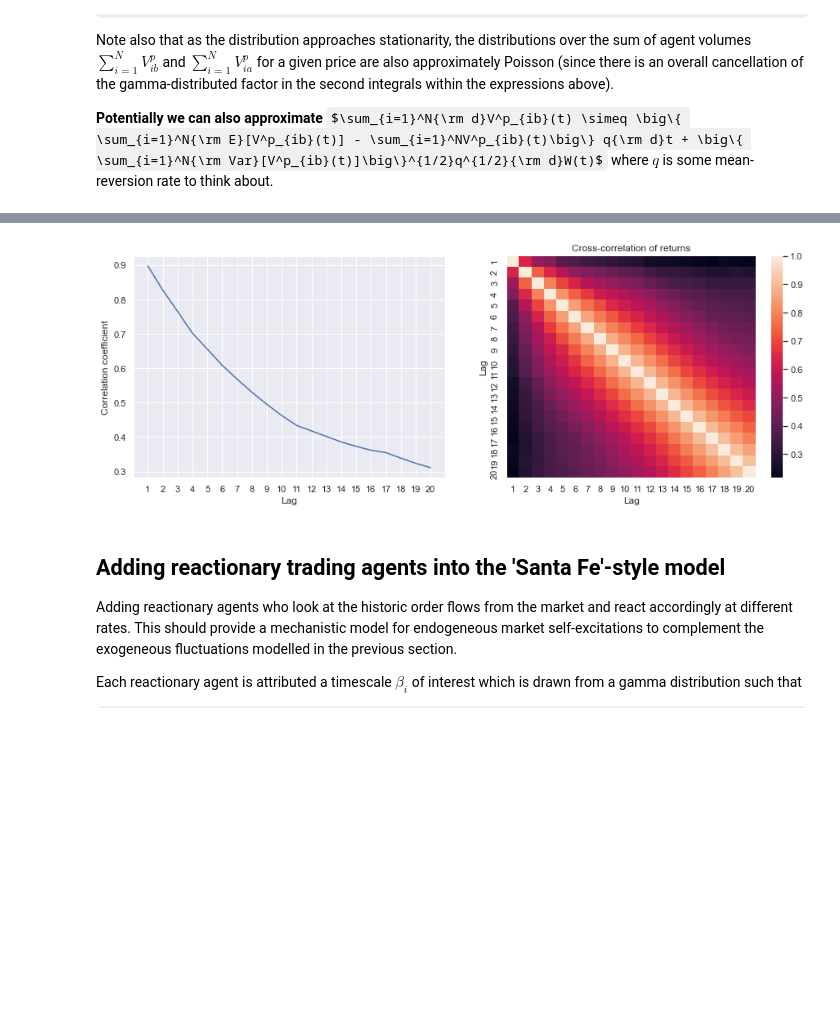
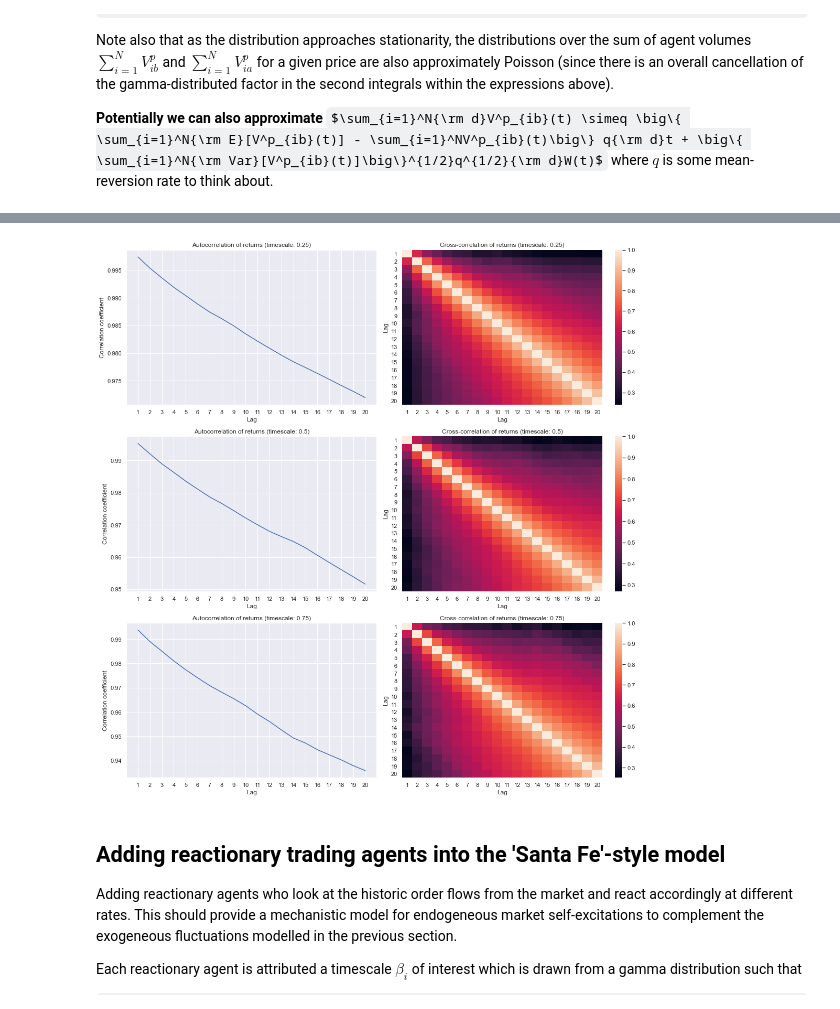
Before and after one commit to umbralcalc/lobsim, a Jupyter notebook: LOB_simulation.ipynb, the cells around one changed output, grey strips where cells are left out. Cells and saved outputs as stored; diff of their text form; code cells hidden in the pictures; some formulas as TeX source; blank space fills up the shorter version.

Commit message:
Added investigation plots

```diff
--- a/LOB_simulation.ipynb
+++ b/LOB_simulation.ipynb
@@ -35,8 +36,8 @@ setup = {
     "Nagents" : 50,
     # 1/variance in agent relative trading rates
     "heterok" : 0.1,
-    # Mean global agent speculation rate
-    "meanspecrate" : 1.0,
+    # Mean global agent speculation refresh rate
+    "meanspecrate" : 0.01,
     # Mean limit order rate per agent on the bid side
     "meanLOratebid" : 2.5,
     # Mean limit order rate per agent on the ask side
@@ -50,7 +51,7 @@ setup = {
     # Mean cancel order rate per agent on the ask side
     "meanCOrateask" : 1.1,
     # The overall mean holding rate
-    "meanHOrate" : 15.0,
+    "meanHOrate" : 5.0,
     # Limit order decay power in price units
     "LOdecay" : 0.2,
     # Initial bid tick
@@ -67,7 +68,7 @@ setup = {
 los = LOBsim(setup, agentens=SFagentens)
 
 # Iterate the LOB over time
-tend, t = 1000.0, 0.0
+tend, t = 3000.0, 0.0
 midpssf = []
 while t < tend:
     los.iterate()
@@ -207,40 +212,52 @@ plt.show()
 # %%
 nlags = 20
-c = np.zeros(nlags)
-cc = np.zeros((nlags, nlags))
-for lag1 in range(1, nlags + 1):
-    s1 = df_sf_asof - df_sf_asof.mean()
-    s2 = df_sf_asof.shift(lag1) - df_sf_asof.mean()
-    c[lag1-1] = (
-        (s1 * s2).mean()
-        / np.sqrt(
-            (s1 * s1).mean() * (s2 * s2).mean()
-        )
+dts = [0.25, 0.5, 0.75] # Time periods
+fig, ax = plt.subplots(3, 2, figsize=(15, 15))
+axs = [ax[0], ax[1], ax[2]]
+for dt, ax in zip(dts, axs):
+    df_sf_asof = df_sf.set_index('Time').asof(
+        np.arange(dt, 500.0, dt)
     )
-    for lag2 in range(1, nlags + 1):
-        maxlag = np.maximum(lag1, lag2)
-        s1 = df_sf_asof - df_sf_asof.shift(lag1)
-        s2 = df_sf_asof - df_sf_asof.shift(lag2)
-        cc[lag1-1, lag2-1] = (
+    c = np.zeros(nlags)
+    cc = np.zeros((nlags, nlags))
+    for lag1 in range(1, nlags + 1):
+        s1 = df_sf_asof - df_sf_asof.mean()
+        s2 = df_sf_asof.shift(lag1) - df_sf_asof.mean()
+        c[lag1-1] = (
             (s1 * s2).mean()
             / np.sqrt(
                 (s1 * s1).mean() * (s2 * s2).mean()
             )
         )
-fig, ax = plt.subplots(1, 2, figsize=(15, 5))
-ax[0].plot(range(1, nlags + 1), c)
-sns.heatmap(cc, ax=ax[1])
-ax[0].set_xticks(range(1, nlags + 1))
-ax[1].set_xticklabels(range(1, nlags + 1))
-ax[1].set_yticklabels(range(1, nlags + 1))
-ax[0].set_xlabel('Lag')
-ax[0].set_ylabel('Correlation coefficient')
-ax[1].set_xlabel('Lag')
-ax[1].set_ylabel('Lag')
-ax[1].set_title('Cross-correlation of returns')
+        for lag2 in range(1, nlags + 1):
+            maxlag = np.maximum(lag1, lag2)
+            s1 = df_sf_asof - df_sf_asof.shift(lag1)
+            s2 = df_sf_asof - df_sf_asof.shift(lag2)
+            cc[lag1-1, lag2-1] = (
+                (s1 * s2).mean()
+                / np.sqrt(
+                    (s1 * s1).mean() * (s2 * s2).mean()
+                )
+            )
+    ax[0].plot(range(1, nlags + 1), c)
+    sns.heatmap(cc, ax=ax[1])
+    ax[0].set_xticks(range(1, nlags + 1))
+    ax[1].set_xticklabels(range(1, nlags + 1))
+    ax[1].set_yticklabels(range(1, nlags + 1))
+    ax[0].set_xlabel('Lag')
+    ax[0].set_ylabel('Correlation coefficient')
+    ax[1].set_xlabel('Lag')
+    ax[1].set_ylabel('Lag')
+    ax[0].set_title(
+        'Autocorrelation of returns (timescale: ' + str(dt) + ')'
+    )
+    ax[1].set_title(
+        'Cross-correlation of returns (timescale: ' + str(dt) + ')'
+    )
+plt.tight_layout()
 plt.show()
 # %% [output]
-[figure, old version]
+[figure, new version]
 # %% [markdown]
 ## Adding reactionary trading agents into the 'Santa Fe'-style model
 
```
Also changed, not shown: parts of 7 cells of this notebook.
